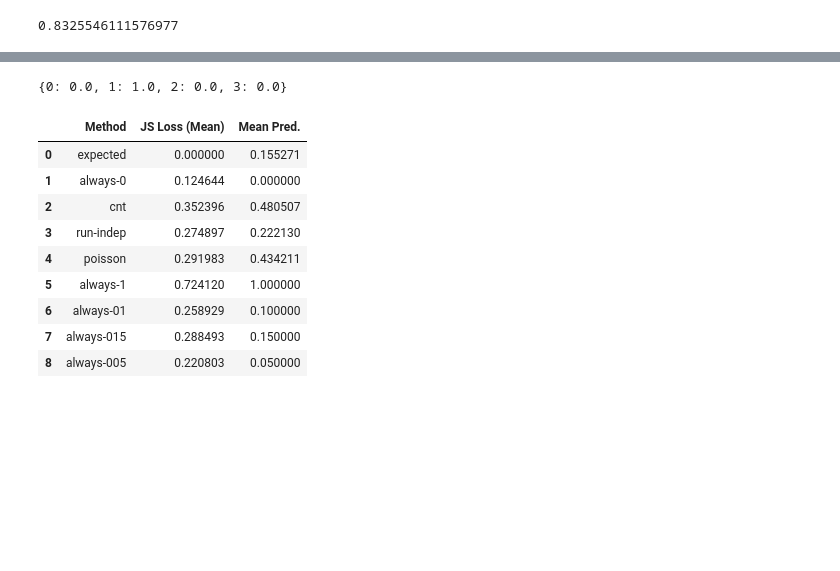
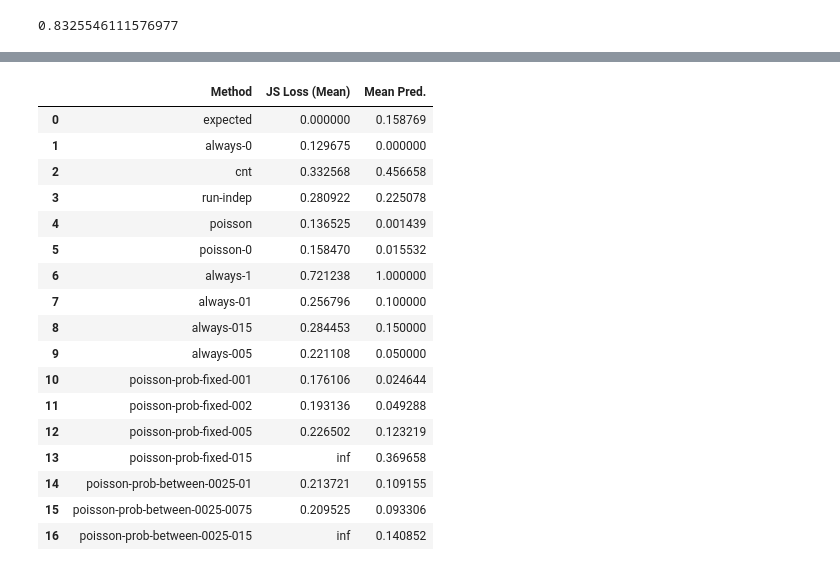
Before and after one commit to webis-de/ECIR-23, a Jupyter notebook: src/main/ipynb/eval-probability-estimation.ipynb, the cells around one changed output, grey strips where cells are left out. Cells and saved outputs as stored; diff of their text form; code cells hidden in the pictures; blank space fills up the shorter version.

```diff
--- a/src/main/ipynb/eval-probability-estimation.ipynb
+++ b/src/main/ipynb/eval-probability-estimation.ipynb
@@ -176,6 +178,15 @@ def eval_line(line):
                   ('cnt', CountProbabilityEstimator()),
                   ('run-indep', RunIndependentCountProbabilityEstimator()),
                   ('poisson', PoissonEstimator()),
+                  ('poisson-0', PoissonEstimator(0)),
+                  ('poisson-prob-fixed-001', PoissonEstimator(0, 0.01)),
+                  ('poisson-prob-fixed-002', PoissonEstimator(0, 0.02)),
+                  ('poisson-prob-fixed-005', PoissonEstimator(0, 0.05)),
+                  ('poisson-prob-fixed-015', PoissonEstimator(0, 0.15)),
+
+                  ('poisson-prob-between-0025-01', PoissonEstimator(0, 0.0, 0.025, 0.1)),
+                  ('poisson-prob-between-0025-0075', PoissonEstimator(0, 0.0, 0.025, 0.075)),
+                  ('poisson-prob-between-0025-015', PoissonEstimator(0, 0.0, 0.025, 0.15)),
                   ('always-1', PredictAlways1()),
                   ('always-01', PredictAlways01()),
                   ('always-015', PredictAlways015()),
@@ -220,8 +231,8 @@ df = []
 df_raw = []
 
 
-for i in tqdm(list(open('probability-estimation-playground.jsonl', 'r'))[:1000]):
-    try:
+for i in tqdm(list(open('probability-estimation-playground.jsonl', 'r'))[:2500]):
+#    try:
         i = json.loads(i)
         i['qrels_incomplete'] = pd.read_json(StringIO(i['qrels_incomplete']), lines=True)
         i['qrels_complete'] = pd.read_json(StringIO(i['qrels_complete']), lines=True)
@@ -236,8 +247,8 @@ for i in tqdm(list(open('probability-estimation-playground.jsonl', 'r'))[:1000])
 
         if len(df) > 10000:
             break
-    except:
-        pass
+#    except:
+#        pass
 
 df = pd.DataFrame([i for i in df if i])
 df
@@ -259,9 +284,9 @@ def mean(data, field):
 
     return ret
 
-for field in ['expected', 'always-0', 'cnt', 'run-indep', 'poisson', 'always-1', 'always-01', 'always-015', 'always-005']:
+for field in ['expected', 'always-0', 'cnt', 'run-indep', 'poisson', 'poisson-0', 'always-1', 'always-01', 'always-015', 'always-005', 'poisson-prob-fixed-001', 'poisson-prob-fixed-002', 'poisson-prob-fixed-005', 'poisson-prob-fixed-015', 'poisson-prob-between-0025-01', 'poisson-prob-between-0025-0075', 'poisson-prob-between-0025-015']:
     df[f'loss-{field}'] = df.apply(lambda i: jensenshannon_loss(i, field), axis=1)
     df[f'mean-{field}'] = df.apply(lambda i: mean(i, field), axis=1)
 
-df.head(2)
+df.head(4)[['system', 'query', 'expected', 'poisson', 'loss-poisson']]
 # %% [output]
@@ -272,26 +298,30 @@ df.head(2)
-# %%
-{0: 0.0, 1: 1.0, 2: 0.0, 3: 0.0}
-# %% [output]
-{0: 0.0, 1: 1.0, 2: 0.0, 3: 0.0}
 # %%
 df_eval = []
 
-for field in ['expected', 'always-0', 'cnt', 'run-indep', 'poisson', 'always-1', 'always-01', 'always-015', 'always-005']:
+for field in ['expected', 'always-0', 'cnt', 'run-indep', 'poisson',  'poisson-0', 'always-1', 'always-01', 'always-015', 'always-005', 'poisson-prob-fixed-001', 'poisson-prob-fixed-002', 'poisson-prob-fixed-005', 'poisson-prob-fixed-015', 'poisson-prob-between-0025-01', 'poisson-prob-between-0025-0075', 'poisson-prob-between-0025-015']:
     df_eval += [{'Method': field, 'JS Loss (Mean)': df[f'loss-{field}'].mean(), 'Mean Pred.': df[f'mean-{field}'].mean()}]
 
 df_eval = pd.DataFrame(df_eval)
 df_eval
 # %% [output]
 |  | Method | JS Loss (Mean) | Mean Pred. |
-| 0 | expected | 0.000000 | 0.155271 |
-| 1 | always-0 | 0.124644 | 0.000000 |
-| 2 | cnt | 0.352396 | 0.480507 |
-| 3 | run-indep | 0.274897 | 0.222130 |
-| 4 | poisson | 0.291983 | 0.434211 |
-| 5 | always-1 | 0.724120 | 1.000000 |
-| 6 | always-01 | 0.258929 | 0.100000 |
-| 7 | always-015 | 0.288493 | 0.150000 |
-| 8 | always-005 | 0.220803 | 0.050000 |
+| 0 | expected | 0.000000 | 0.158769 |
+| 1 | always-0 | 0.129675 | 0.000000 |
+| 2 | cnt | 0.332568 | 0.456658 |
+| 3 | run-indep | 0.280922 | 0.225078 |
+| 4 | poisson | 0.136525 | 0.001439 |
+| 5 | poisson-0 | 0.158470 | 0.015532 |
+| 6 | always-1 | 0.721238 | 1.000000 |
+| 7 | always-01 | 0.256796 | 0.100000 |
+| 8 | always-015 | 0.284453 | 0.150000 |
+| 9 | always-005 | 0.221108 | 0.050000 |
+| 10 | poisson-prob-fixed-001 | 0.176106 | 0.024644 |
+| 11 | poisson-prob-fixed-002 | 0.193136 | 0.049288 |
+| 12 | poisson-prob-fixed-005 | 0.226502 | 0.123219 |
+| 13 | poisson-prob-fixed-015 | inf | 0.369658 |
+| 14 | poisson-prob-between-0025-01 | 0.213721 | 0.109155 |
+| 15 | poisson-prob-between-0025-0075 | 0.209525 | 0.093306 |
+| 16 | poisson-prob-between-0025-015 | inf | 0.140852 |
 # %%
 P(Relevant|Ungejudged)
 
```
Also changed, not shown: parts of 4 cells of this notebook, 2 other files.
